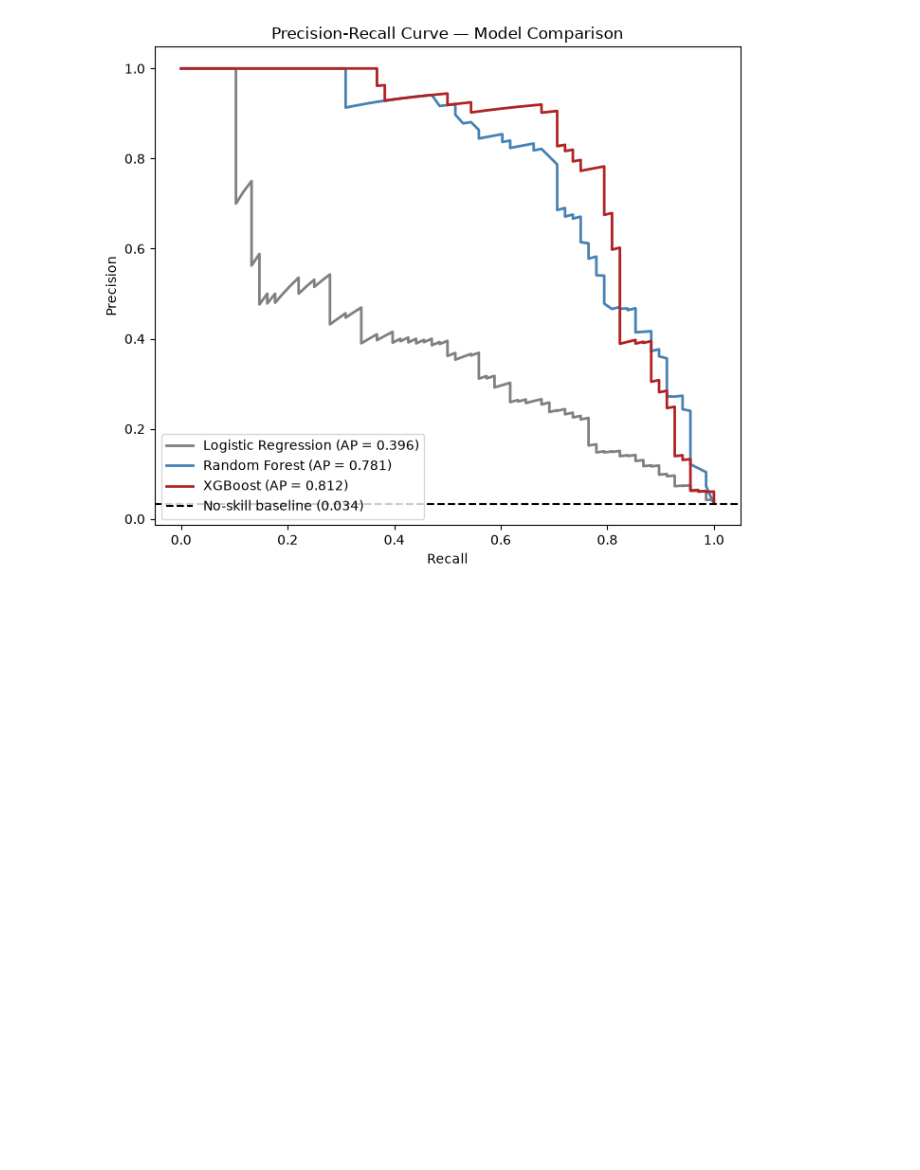
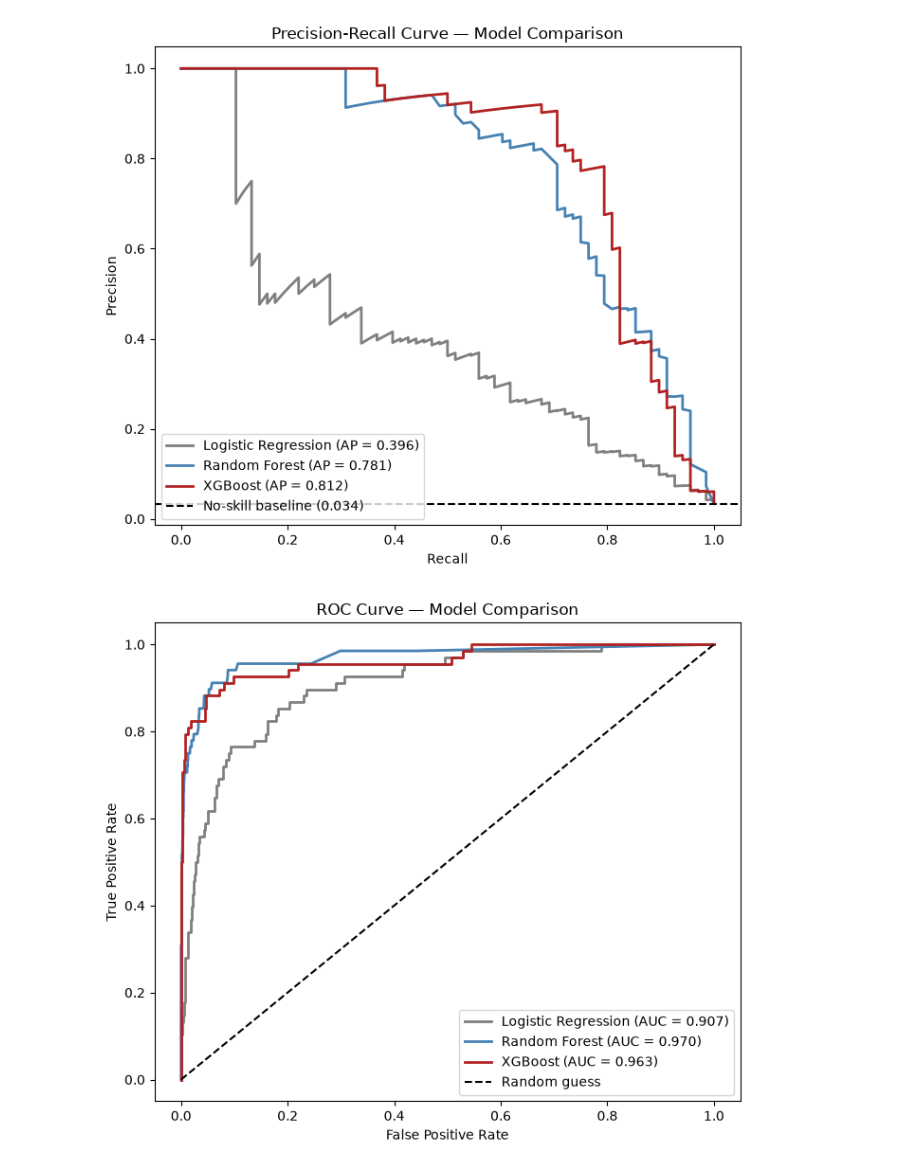
Before and after one commit to AmirmasoudCS/Predictive-Maintenance, a Jupyter notebook: notebooks/06_comparison.ipynb, the cells around one changed output. Cells and saved outputs as stored; diff of their text form; code cells hidden in the pictures; blank space fills up the shorter version.

Commit message:
Generating the ROC curve chart

```diff
--- a/notebooks/06_comparison.ipynb
+++ b/notebooks/06_comparison.ipynb
@@ -101,3 +101,23 @@ plt.savefig(RESULTS / "model_comparison_pr_curves.png", dpi=300, bbox_inches="ti
 plt.show()
 # %% [output]
 [figure]
+# %%
+plt.figure(figsize=(7, 6))
+
+for name, model in models.items():
+    X_input = X_test_xgb if name == 'XGBoost' else X_test
+    proba = model.predict_proba(X_input)[:, 1]
+    fpr, tpr, _ = roc_curve(y_test, proba)
+    auc_val = auc(fpr, tpr)
+    plt.plot(fpr, tpr, linewidth=2, color=colors[name], label=f'{name} (AUC = {auc_val:.3f})')
+
+plt.plot([0, 1], [0, 1], color='black', linestyle='--', label='Random guess')
+plt.xlabel('False Positive Rate')
+plt.ylabel('True Positive Rate')
+plt.title('ROC Curve — Model Comparison')
+plt.legend()
+plt.tight_layout()
+plt.savefig(RESULTS / "model_comparison_roc_curves.png", dpi=300, bbox_inches="tight")
+plt.show()
+# %% [output]
+[figure, added]
```
Also changed, not shown: 1 other file.
